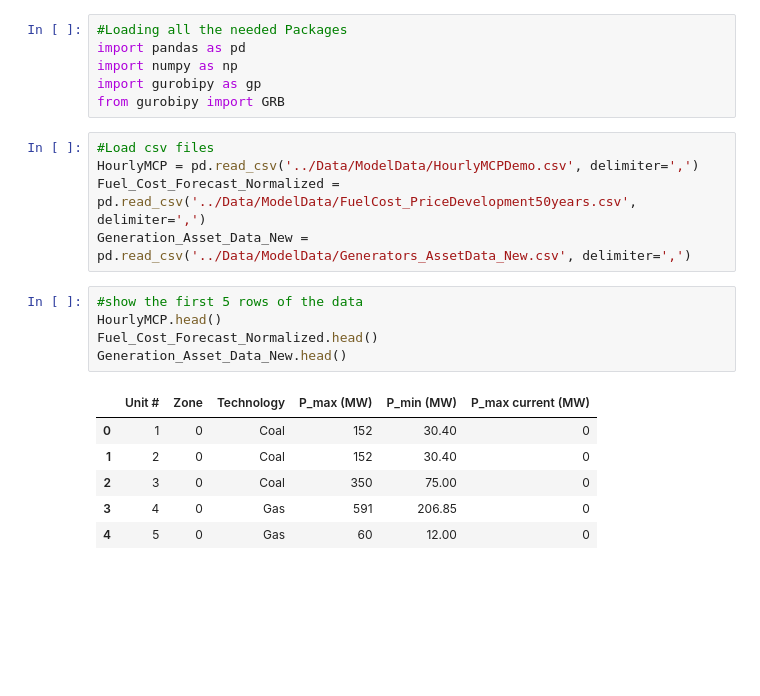
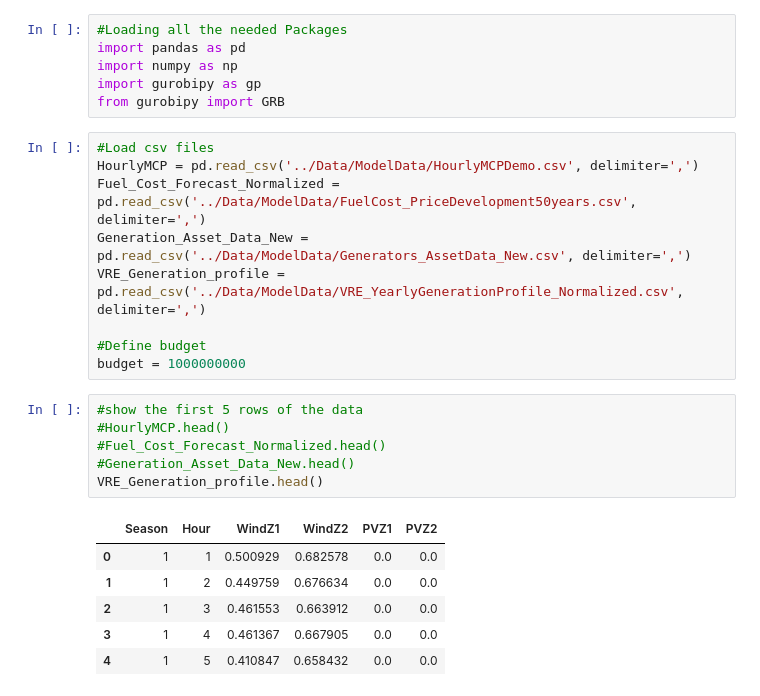
Before and after one commit to bioapfelsaft123/Opti, a Jupyter notebook: CodeLR/InvestmentProblem.ipynb, the cells around one changed output. Cells and saved outputs as stored; diff of their text form; blank space fills up the shorter version.

```diff
--- a/CodeLR/InvestmentProblem.ipynb
+++ b/CodeLR/InvestmentProblem.ipynb
@@ -9,15 +9,20 @@ from gurobipy import GRB
 HourlyMCP = pd.read_csv('../Data/ModelData/HourlyMCPDemo.csv', delimiter=',')
 Fuel_Cost_Forecast_Normalized = pd.read_csv('../Data/ModelData/FuelCost_PriceDevelopment50years.csv', delimiter=',')
 Generation_Asset_Data_New = pd.read_csv('../Data/ModelData/Generators_AssetData_New.csv', delimiter=',')
+VRE_Generation_profile = pd.read_csv('../Data/ModelData/VRE_YearlyGenerationProfile_Normalized.csv', delimiter=',')
+
+#Define budget
+budget = 1000000000
 # %%
 #show the first 5 rows of the data
-HourlyMCP.head()
-Fuel_Cost_Forecast_Normalized.head()
-Generation_Asset_Data_New.head()
+#HourlyMCP.head()
+#Fuel_Cost_Forecast_Normalized.head()
+#Generation_Asset_Data_New.head()
+VRE_Generation_profile.head()
 # %% [output]
-|  | Unit # | Zone | Technology | P_max (MW) | P_min (MW) | P_max current (MW) |
-| 0 | 1 | 0 | Coal | 152 | 30.40 | 0 |
-| 1 | 2 | 0 | Coal | 152 | 30.40 | 0 |
-| 2 | 3 | 0 | Coal | 350 | 75.00 | 0 |
-| 3 | 4 | 0 | Gas | 591 | 206.85 | 0 |
-| 4 | 5 | 0 | Gas | 60 | 12.00 | 0 |
+|  | Season | Hour | WindZ1 | WindZ2 | PVZ1 | PVZ2 |
+| 0 | 1 | 1 | 0.500929 | 0.682578 | 0.0 | 0.0 |
+| 1 | 1 | 2 | 0.449759 | 0.676634 | 0.0 | 0.0 |
+| 2 | 1 | 3 | 0.461553 | 0.663912 | 0.0 | 0.0 |
+| 3 | 1 | 4 | 0.461367 | 0.667905 | 0.0 | 0.0 |
+| 4 | 1 | 5 | 0.410847 | 0.658432 | 0.0 | 0.0 |
```
Also changed, not shown: parts of 3 cells of this notebook, 4 other files.
